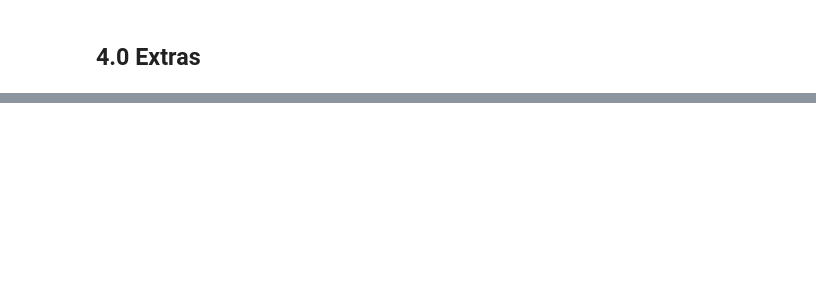
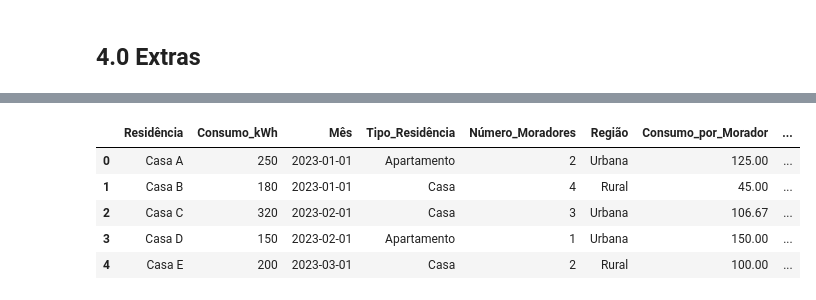
Before and after one commit to esscova/data-trivium, a Jupyter notebook: exercicios/004.ipynb, the cells around one changed output, grey strips where cells are left out. Drawn from its saved outputs; the diff is of its cells as text; code cells hidden in the pictures; blank space fills up the shorter version.

```diff
--- a/exercicios/004.ipynb
+++ b/exercicios/004.ipynb
@@ -233,0 +244,17 @@ df[(df['Número_Moradores']>2) & (df['Consumo_por_Morador']<70)]
+# %%
+# Crie uma nova coluna `Faixa_Consumo` que categorize o consumo em "Baixo" (< 200 kWh), "Médio" (200-250 kWh) ou "Alto" (> 250 kWh).
+df['Faixa_Consumo'] = pd.cut(
+                                df['Consumo_kWh'],
+                                bins=[0,200,250,float('inf')],
+                                labels=['Baixo', 'Médio', 'Alto'],
+                                include_lowest=True,
+                                right=False,
+                            )
+df.head()
+# %% [output]
+|  | Residência | Consumo_kWh | Mês | Tipo_Residência | Número_Moradores | Região | Consumo_por_Morador | ... |
+| 0 | Casa A | 250 | 2023-01-01 | Apartamento | 2 | Urbana | 125.00 | ... |
+| 1 | Casa B | 180 | 2023-01-01 | Casa | 4 | Rural | 45.00 | ... |
+| 2 | Casa C | 320 | 2023-02-01 | Casa | 3 | Urbana | 106.67 | ... |
+| 3 | Casa D | 150 | 2023-02-01 | Apartamento | 1 | Urbana | 150.00 | ... |
+| 4 | Casa E | 200 | 2023-03-01 | Casa | 2 | Rural | 100.00 | ... |
```
Also changed, not shown: parts of 6 cells of this notebook.
